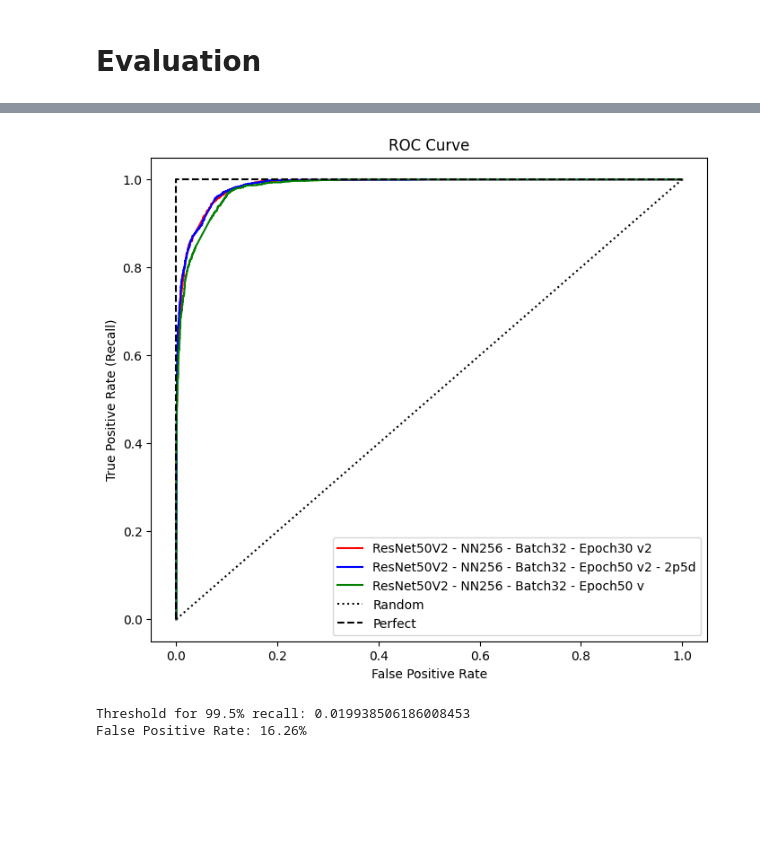
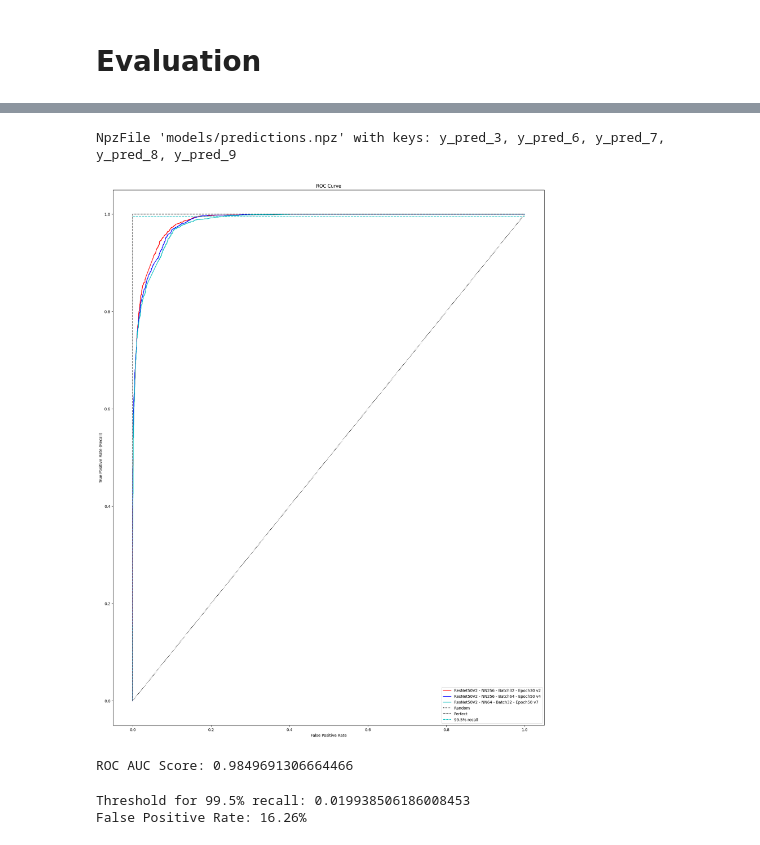
Before and after one commit to diwalsh/Medical-Imaging-Segmentation-Application, a Jupyter notebook: cnn_classification_resnet_test.ipynb, the cells around one changed output, grey strips where cells are left out. Drawn from its saved outputs; the diff is of its cells as text; code cells hidden in the pictures; blank space fills up the shorter version.

```diff
--- a/cnn_classification_resnet_test.ipynb
+++ b/cnn_classification_resnet_test.ipynb
@@ -127,12 +127,18 @@ Found 6560 images belonging to 2 classes.
 Found 6560 images belonging to 2 classes.
 # %%
 # Load models
-#model_1 = load_model('resnet50v2_nn256_lr0001_relu_batch32_epoch20.keras')
-#model_2 = load_model('resnet50v2_nn256_lr0001_relu_batch32_epoch30.keras')
+#model_1 = load_model('models/resnet50v2_nn256_lr0001_relu_batch32_epoch20.keras')
+#model_2 = load_model('models/resnet50v2_nn256_lr0001_relu_batch32_epoch30.keras')
+#model_4 = load_model('models/resnet50v2_nn256_lr0001_relu_batch32_epoch30_v2_2p5d.keras')
+#model_5 = load_model("models/resnet50v2_nn256_lr0001_relu_batch32_epoch50_v3_2p5d.keras")
+
+model_6 = load_model("models/resnet50v2_nn256_lr0001_relu_batch32_epoch50_v3.keras")
+model_8 = load_model('models/resnet50v2_nn384_lr0001_relu_batch32_epoch30_v5.keras')
 model_3 = load_model('models/resnet50v2_nn256_lr0001_relu_batch32_epoch30_v2.keras')
-#model_4 = load_model('resnet50v2_nn256_lr0001_relu_batch32_epoch30_v2_2p5d.keras')
-#model_5 = load_model("models/resnet50v2_nn256_lr0001_relu_batch32_epoch50_v3_2p5d.keras")
-#model_6 = load_model("models/resnet50v2_nn256_lr0001_relu_batch32_epoch50_v3.keras")
+model_7 = load_model('models/resnet50v2_nn256_lr0001_relu_batch64_epoch30_v4.keras')
+model_9 = load_model('models/resnet50v2_nn384_lr0001_relu_batch32_epoch50_v6.keras')
+# %%
+model_10 = load_model('models/resnet50v2_nn64_lr0001_relu_batch32_epoch50_v7.keras')
 # %% [markdown]
 # Evaluation
 # %%
@@ -143,4 +149,7 @@ model_3 = load_model('models/resnet50v2_nn256_lr0001_relu_batch32_epoch30_v2.ker
 y_pred_3 = model_3.predict(test_generator_2d).reshape(-1)
 #y_pred_5 = model_5.predict(test_generator_2p5d).reshape(-1)
 #y_pred_6 = model_6.predict(test_generator_2d).reshape(-1)
+y_pred_7 = model_7.predict(test_generator_2d).reshape(-1)
+#y_pred_8 = model_8.predict(test_generator_2d).reshape(-1)
+#y_pred_9 = model_9.predict(test_generator_2d).reshape(-1)
 # %% [output]
@@ -147,0 +158,2 @@ y_pred_3 = model_3.predict(test_generator_2d).reshape(-1)
+# %%
+y_pred_10 = model_10.predict(test_generator_2d).reshape(-1)
@@ -148,32 +162,60 @@ y_pred_3 = model_3.predict(test_generator_2d).reshape(-1)
 # %%
 y_test = test_generator_2d.labels
+# %%
+np.savez('models/predictions.npz', y_pred_3=y_pred_3, y_pred_6=y_pred_6, y_pred_7=y_pred_7, y_pred_8=y_pred_8, y_pred_9=y_pred_9)
+np.load('models/predictions.npz')
+# %% [output]
+NpzFile 'models/predictions.npz' with keys: y_pred_3, y_pred_6, y_pred_7, y_pred_8, y_pred_9
 # %%
+#np.load('models/predictions.npz')
 # Plot ROC curves
 #fpr1, tpr1, thr_roc1 = roc_curve(y_test, y_pred_1)
 #fpr2, tpr2, thr_roc2 = roc_curve(y_test, y_pred_2)
 fpr3, tpr3, thr_roc3 = roc_curve(y_test, y_pred_3)
 #fpr4, tpr4, thr_roc4 = roc_curve(y_test, y_pred_4)
-fpr5, tpr5, thr_roc5 = roc_curve(y_test, y_pred_5)
-fpr6, tpr6, thr_roc6 = roc_curve(y_test, y_pred_6)
+#fpr5, tpr5, thr_roc5 = roc_curve(y_test, y_pred_5)
+#fpr6, tpr6, thr_roc6 = roc_curve(y_test, y_pred_6)
+fpr7, tpr7, thr_roc7 = roc_curve(y_test, y_pred_7)
+#fpr8, tpr8, thr_roc8 = roc_curve(y_test, y_pred_8)
+#fpr9, tpr9, thr_roc9 = roc_curve(y_test, y_pred_9)
+fpr10, tpr10, thr_roc10 = roc_curve(y_test, y_pred_10)
 
-fig = plt.figure(figsize=(8,7))
+fig = plt.figure(figsize=(20,25))
 ax = fig.add_subplot()
 #plt.plot(fpr1, tpr1, 'b-', label = 'ResNet50V2 - NN256 - Batch32 - Epoch30')
 #plt.plot(fpr2, tpr2, 'g-', label = 'ResNet50V2 - NN256 - Batch32 - Epoch30')
 plt.plot(fpr3, tpr3, 'r-', label = 'ResNet50V2 - NN256 - Batch32 - Epoch30 v2')
 #plt.plot(fpr4, tpr4, 'm-', label = 'ResNet50V2 - NN256 - Batch32 - Epoch30 v2 - 2p5d')
-plt.plot(fpr5, tpr5, 'b-', label = 'ResNet50V2 - NN256 - Batch32 - Epoch50 v2 - 2p5d')
-plt.plot(fpr6, tpr6, 'g-', label = 'ResNet50V2 - NN256 - Batch32 - Epoch50 v')
+#plt.plot(fpr5, tpr5, 'b-', label = 'ResNet50V2 - NN256 - Batch32 - Epoch50 v2 - 2p5d')
+#plt.plot(fpr6, tpr6, 'g-', label = 'ResNet50V2 - NN256 - Batch32 - Epoch50 v3')
+plt.plot(fpr7, tpr7, 'b-', label = 'ResNet50V2 - NN256 - Batch64 - Epoch50 v4')
+#plt.plot(fpr8, tpr8, 'm-', label = 'ResNet50V2 - NN384 - Batch32 - Epoch30 v5')
+#plt.plot(fpr9, tpr9, 'y-', label = 'ResNet50V2 - NN384 - Batch32 - Epoch50 v6')
+plt.plot(fpr10, tpr10, 'c-', label = 'ResNet50V2 - NN64 - Batch32 - Epoch50 v7')
 
 plt.plot([0,1],[0,1],'k:', label = 'Random')
 plt.plot([0,0,1,1,],[0,1,1,1],'k--', label='Perfect')
+plt.plot([0,1],[0.995, 0.995],'c--', label='99.5% recall')
 plt.legend(fontsize=10)
 plt.title('ROC Curve')
 plt.xlabel('False Positive Rate')
 plt.ylabel('True Positive Rate (Recall)')
+#plt.xlim(0.1, 0.3)  # Zoom in on the x-axis from x=2 to x=7
+#plt.ylim(0.990, 1)  # Zoom in on the y-axis from y=0 to y=50
+#plt.savefig('roc.png')
 plt.show()
 # %% [output]
-[figure, old version]
+[figure, new version]
+# %%
+# Compute roc auc score
+roc_auc_model_3 = roc_auc_score(y_test, y_pred_3)
+#roc_auc_model_6 = roc_auc_score(y_test, y_pred_6)
+roc_auc_model_7 = roc_auc_score(y_test, y_pred_7)
+#roc_auc_model_8 = roc_auc_score(y_test, y_pred_8)
+#roc_auc_model_9 = roc_auc_score(y_test, y_pred_9)
+print(f"ROC AUC Score: {roc_auc_model_7}")
+# %% [output]
+ROC AUC Score: 0.9849691306664466
 # %%
 # Compute the threshold to achieve a 99% recall
 recall = 0.995
```
Also changed, not shown: parts of 5 cells of this notebook, 2 other files.
